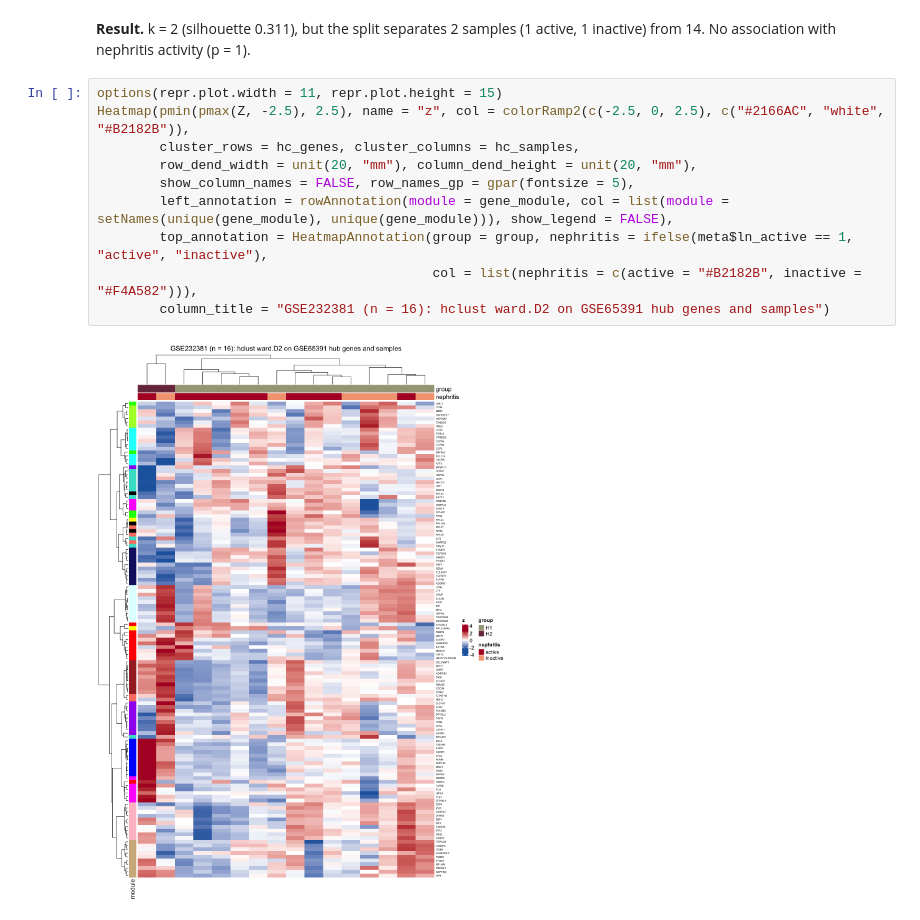
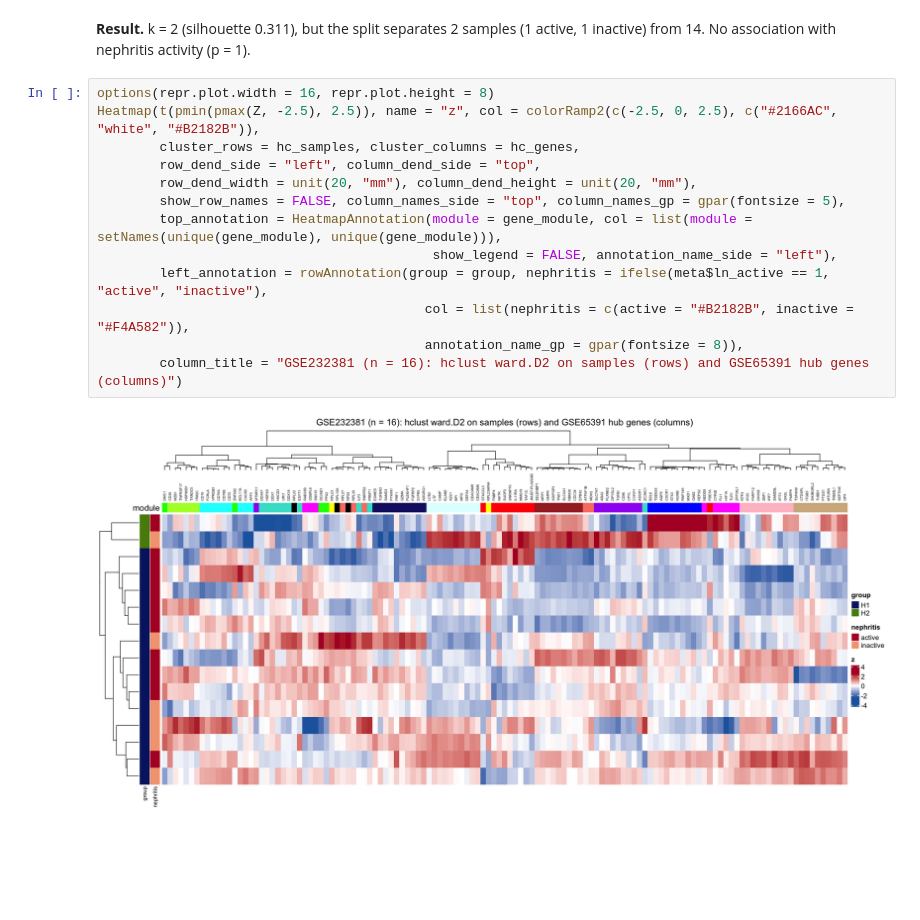
Before and after one commit to NIH-NLM/endotypes-transcriptomics, a Jupyter notebook: ipynb/17_GSE232381_bulk_RNA_seq_heatmap_hclust.ipynb, the cells around one changed output. Saved outputs shown, nothing was run; the diff lists cells and outputs as text; blank space fills up the shorter version.

```diff
--- a/ipynb/17_GSE232381_bulk_RNA_seq_heatmap_hclust.ipynb
+++ b/ipynb/17_GSE232381_bulk_RNA_seq_heatmap_hclust.ipynb
@@ -58,14 +63,17 @@ group active inactive
 **Result.** k = 2 (silhouette 0.311), but the split separates 2 samples (1 active, 1 inactive) from 14.
 No association with nephritis activity (p = 1).
 # %%
-options(repr.plot.width = 11, repr.plot.height = 15)
-Heatmap(pmin(pmax(Z, -2.5), 2.5), name = "z", col = colorRamp2(c(-2.5, 0, 2.5), c("#2166AC", "white", "#B2182B")),
-        cluster_rows = hc_genes, cluster_columns = hc_samples,
+options(repr.plot.width = 16, repr.plot.height = 8)
+Heatmap(t(pmin(pmax(Z, -2.5), 2.5)), name = "z", col = colorRamp2(c(-2.5, 0, 2.5), c("#2166AC", "white", "#B2182B")),
+        cluster_rows = hc_samples, cluster_columns = hc_genes,
+        row_dend_side = "left", column_dend_side = "top",
         row_dend_width = unit(20, "mm"), column_dend_height = unit(20, "mm"),
-        show_column_names = FALSE, row_names_gp = gpar(fontsize = 5),
-        left_annotation = rowAnnotation(module = gene_module, col = list(module = setNames(unique(gene_module), unique(gene_module))), show_legend = FALSE),
-        top_annotation = HeatmapAnnotation(group = group, nephritis = ifelse(meta$ln_active == 1, "active", "inactive"),
-                                           col = list(nephritis = c(active = "#B2182B", inactive = "#F4A582"))),
-        column_title = "GSE232381 (n = 16): hclust ward.D2 on GSE65391 hub genes and samples")
+        show_row_names = FALSE, column_names_side = "top", column_names_gp = gpar(fontsize = 5),
+        top_annotation = HeatmapAnnotation(module = gene_module, col = list(module = setNames(unique(gene_module), unique(gene_module))),
+                                           show_legend = FALSE, annotation_name_side = "left"),
+        left_annotation = rowAnnotation(group = group, nephritis = ifelse(meta$ln_active == 1, "active", "inactive"),
+                                          col = list(nephritis = c(active = "#B2182B", inactive = "#F4A582")),
+                                          annotation_name_gp = gpar(fontsize = 8)),
+        column_title = "GSE232381 (n = 16): hclust ward.D2 on samples (rows) and GSE65391 hub genes (columns)")
 # %% [output]
-[figure, old version]
+[figure, new version]
```
Also changed, not shown: parts of 1 cell of this notebook, 8 other files.
